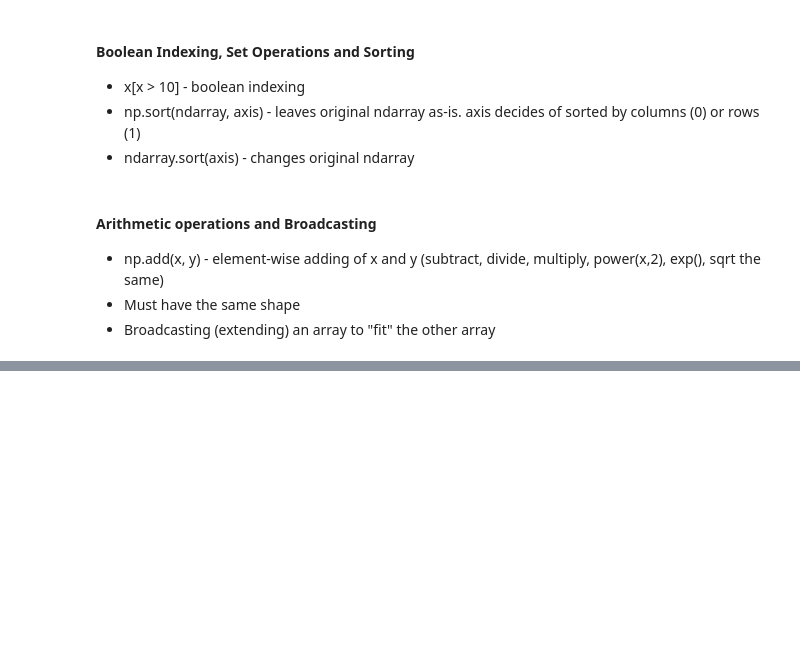
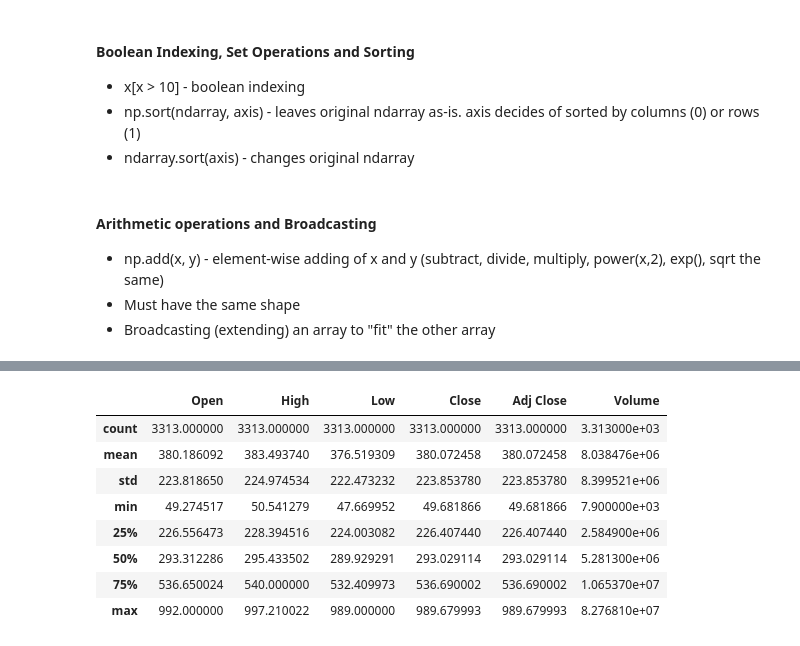
Before and after one commit to nehasingh2710/colaboratory, a Jupyter notebook: AI_Programming_with_Python.ipynb, the cells around one changed output, grey strips where cells are left out. Drawn from its saved outputs; the diff is of its cells as text; code cells hidden in the pictures; blank space fills up the shorter version.

```diff
--- a/AI_Programming_with_Python.ipynb
+++ b/AI_Programming_with_Python.ipynb
@@ -485,0 +709,3 @@ print(zeros)
+# %%
+google_stock = pd.read_csv('AI_Programming_with_Python_Files/goog-1.csv')
+print(google_stock)
@@ -485,0 +730,12 @@ print(zeros)
+# %%
+google_stock.describe()  # For statistical information about the dataset / max,mean,min
+# %% [output]
+|  | Open | High | Low | Close | Adj Close | Volume |
+| count | 3313.000000 | 3313.000000 | 3313.000000 | 3313.000000 | 3313.000000 | 3.313000e+03 |
+| mean | 380.186092 | 383.493740 | 376.519309 | 380.072458 | 380.072458 | 8.038476e+06 |
+| std | 223.818650 | 224.974534 | 222.473232 | 223.853780 | 223.853780 | 8.399521e+06 |
+| min | 49.274517 | 50.541279 | 47.669952 | 49.681866 | 49.681866 | 7.900000e+03 |
+| 25% | 226.556473 | 228.394516 | 224.003082 | 226.407440 | 226.407440 | 2.584900e+06 |
+| 50% | 293.312286 | 295.433502 | 289.929291 | 293.029114 | 293.029114 | 5.281300e+06 |
+| 75% | 536.650024 | 540.000000 | 532.409973 | 536.690002 | 536.690002 | 1.065370e+07 |
+| max | 992.000000 | 997.210022 | 989.000000 | 989.679993 | 989.679993 | 8.276810e+07 |
```
Also changed, not shown: parts of 31 cells of this notebook, 1 other file.
